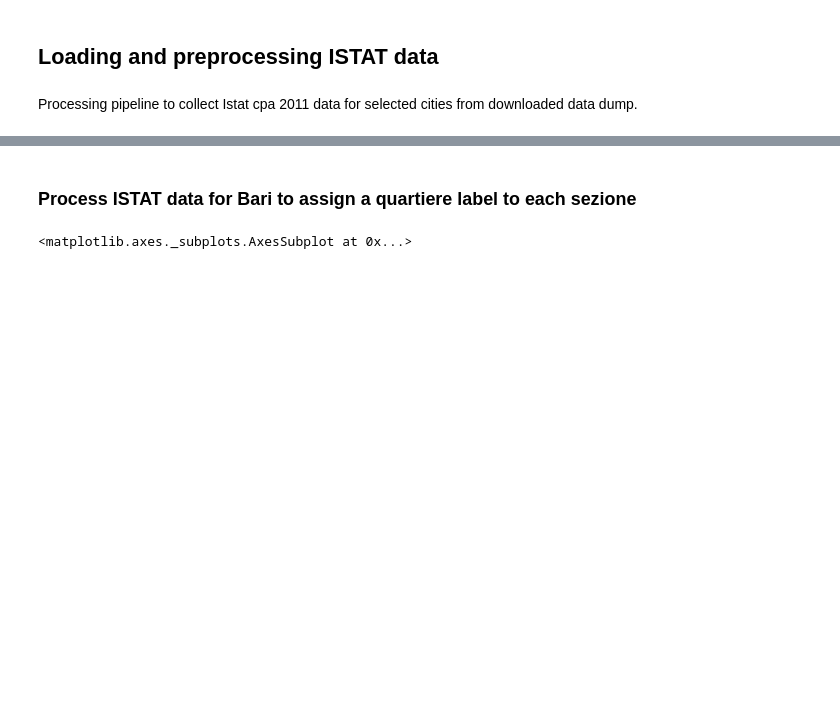
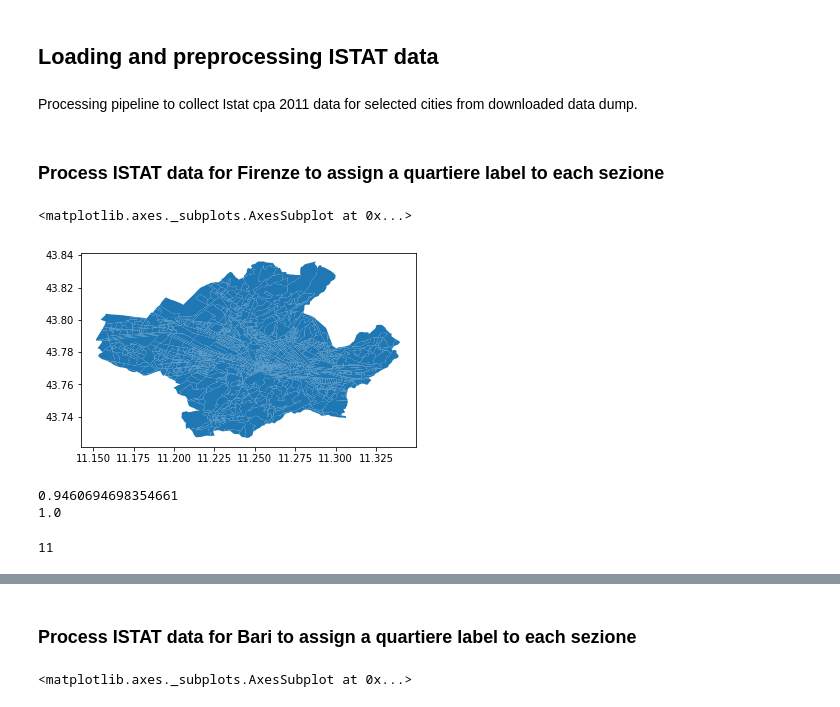
Before and after one commit to italia/daf-mappa-quartiere, a Jupyter notebook: notebooks/preprocessing/ISTATdata.ipynb, the cells around one changed output, grey strips where cells are left out. Drawn from its saved outputs; the diff is of its cells as text; code cells hidden in the pictures; blank space fills up the shorter version.

Commit message:
WIP converting Firenze quartieri

```diff
--- a/notebooks/preprocessing/ISTATdata.ipynb
+++ b/notebooks/preprocessing/ISTATdata.ipynb
@@ -36,3 +36,58 @@ for filename in common_cfg.get_istat_filelist():
 for city, cityData in data_dict.items():
     pass
     #cityData.to_csv('../../data/processed/istat_cpa_2011/' + city + '_cpa_2011.csv', sep=';')
+# %% [markdown]
+### Process ISTAT data for Firenze to assign a quartiere label to each sezione
+# %%
+city_name = 'Firenze'
+shapedata_toscana = gpd.read_file('../../data/raw/Firenze_specific/reg_toscana_sez')
+shapedata_toscana = shapedata_toscana.to_crs({'init':'epsg:4326'})
+shapedata_toscana.PRO_COM = shapedata_toscana.PRO_COM.astype(int)
+# %%
+shape_sez_firenze = shapedata_toscana[shapedata_toscana.PRO_COM == 48017].reset_index(drop=True)
+# %%
+shape_sez_firenze.plot()
+# %% [output]
+<matplotlib.axes._subplots.AxesSubplot at 0x...>
+[figure, added]
+# %%
+city_name = 'Firenze'
+# These aren't exactly equal to 1, need to check mismatches in joining
+print(shape_sez_firenze[sect_name_col].isin(data_dict[city_name].index).mean())
+print(data_dict[city_name].index.isin(shape_sez_firenze[sect_name_col]).mean())
+
+sezioni_data = pd.merge(shape_sez_firenze, data_dict[city_name], how='inner',
+                      right_index=True, left_on=common_cfg.sezione_col_name)
+# Cast as int
+sezioni_data[sect_name_col] = sezioni_data[sect_name_col].astype(float)
+# %% [output]
+0.9460694698354661
+1.0
+# %%
+# append centroid value and use it to do the spatial join
+save_polygon = sezioni_data['geometry'].copy()
+sezioni_data['geometry'] = sezioni_data.geometry.centroid
+
+quartieri_data = gpd.read_file('../../data/raw/Firenze_specific/firenze_quartieri.geojson')
+# correct labels for firenze
+quartieri_data.scritta = quartieri_data.scritta.apply(lambda s: s[2:])
+quartieri_data.rename({'id':common_cfg.id_quartiere_col_name,
+                       'scritta': common_cfg.quartiere_desc_col_name},
+                        axis=1, inplace=True)
+
+# convert to epsg 4326 and save
+quartieri_data = quartieri_data.to_crs({'init':'epsg:4326'})
+quartieri_data.to_file('../../data/raw/Firenze_specific/Firenze_quartieri.geojson',
+                      driver='GeoJSON')
+
+# join
+joined_firenze = gpd.sjoin(
+    sezioni_data, quartieri_data, how="left", op='within')
+
+# restore full geometry
+joined_firenze['geometry'] = save_polygon
+
+# check missing values
+print(sum(joined_firenze[common_cfg.id_quartiere_col_name].isnull()))
+# %% [output]
+11
```
Also changed, not shown: parts of 4 cells of this notebook, 2 other files.
